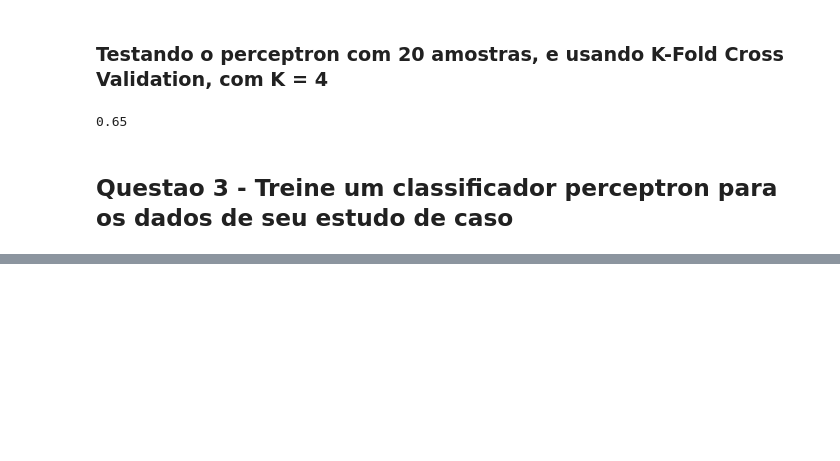
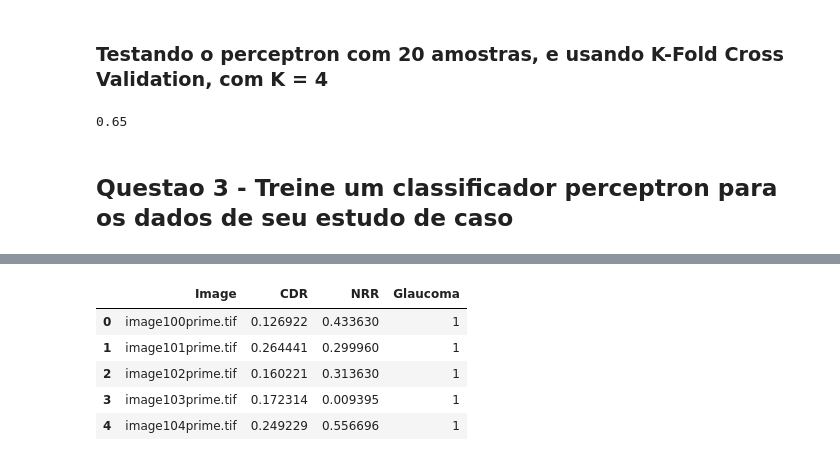
Before and after one commit to Natan10/mineracao-dados-ufc, a Jupyter notebook: trabalho 2/Trabalho 2 - Implementacao Perceptron.ipynb, the cells around one changed output, grey strips where cells are left out. Drawn from its saved outputs; the diff is of its cells as text; code cells hidden in the pictures; blank space fills up the shorter version.

```diff
--- a/trabalho 2/Trabalho 2 - Implementacao Perceptron.ipynb
+++ b/trabalho 2/Trabalho 2 - Implementacao Perceptron.ipynb
@@ -237,3 +245,10 @@ from sklearn.preprocessing import LabelEncoder
 # %%
-data = pd.read_csv('GlaucomaKaggle.csv')
-data.head()
+data2 = pd.read_csv('GlaucomaKaggle.csv', index_col=0)
+data2.head()
+# %% [output]
+|  | Image | CDR | NRR | Glaucoma |
+| 0 | image100prime.tif | 0.126922 | 0.433630 | 1 |
+| 1 | image101prime.tif | 0.264441 | 0.299960 | 1 |
+| 2 | image102prime.tif | 0.160221 | 0.313630 | 1 |
+| 3 | image103prime.tif | 0.172314 | 0.009395 | 1 |
+| 4 | image104prime.tif | 0.249229 | 0.556696 | 1 |
```
Also changed, not shown: parts of 8 cells of this notebook, 2 other files.
